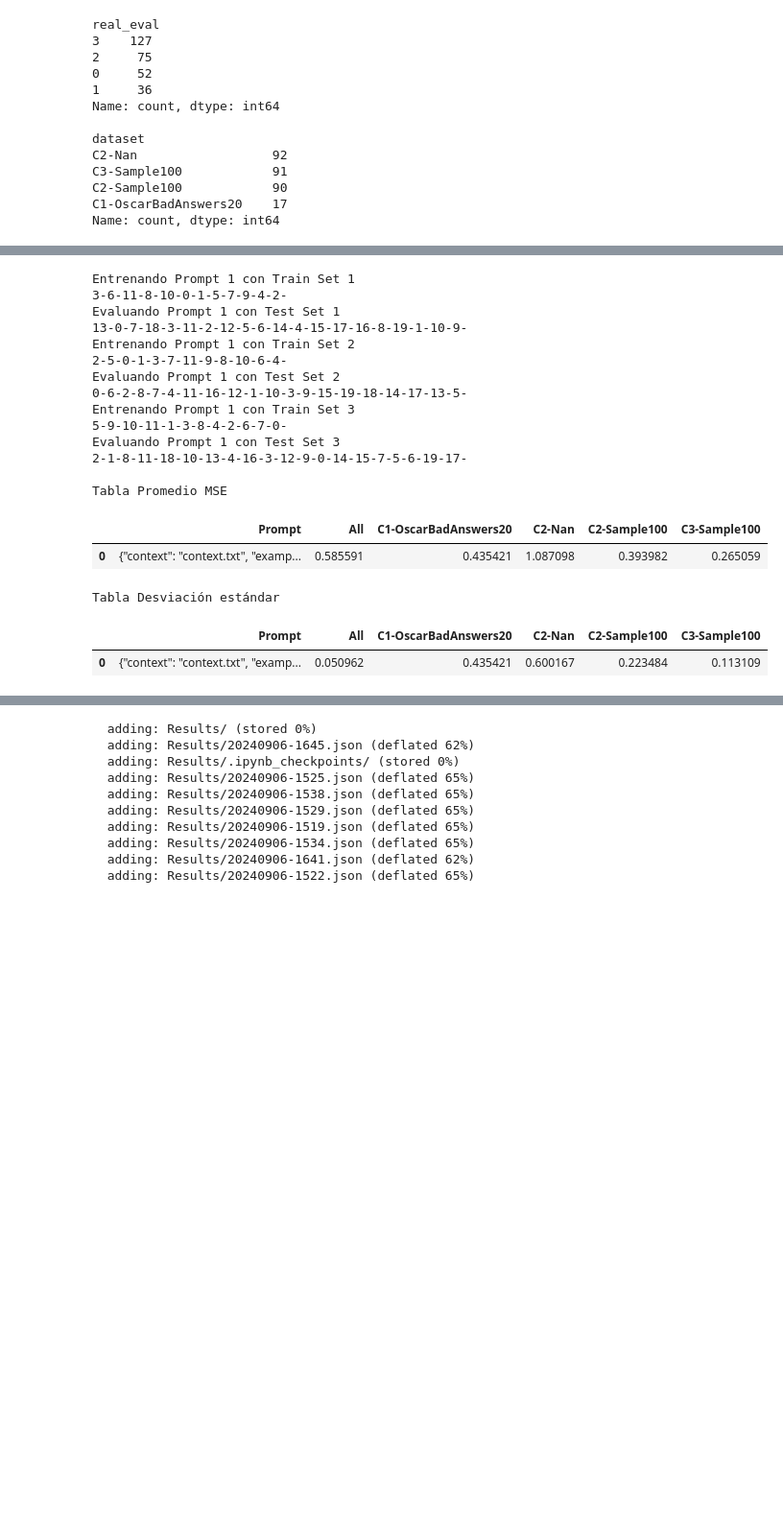
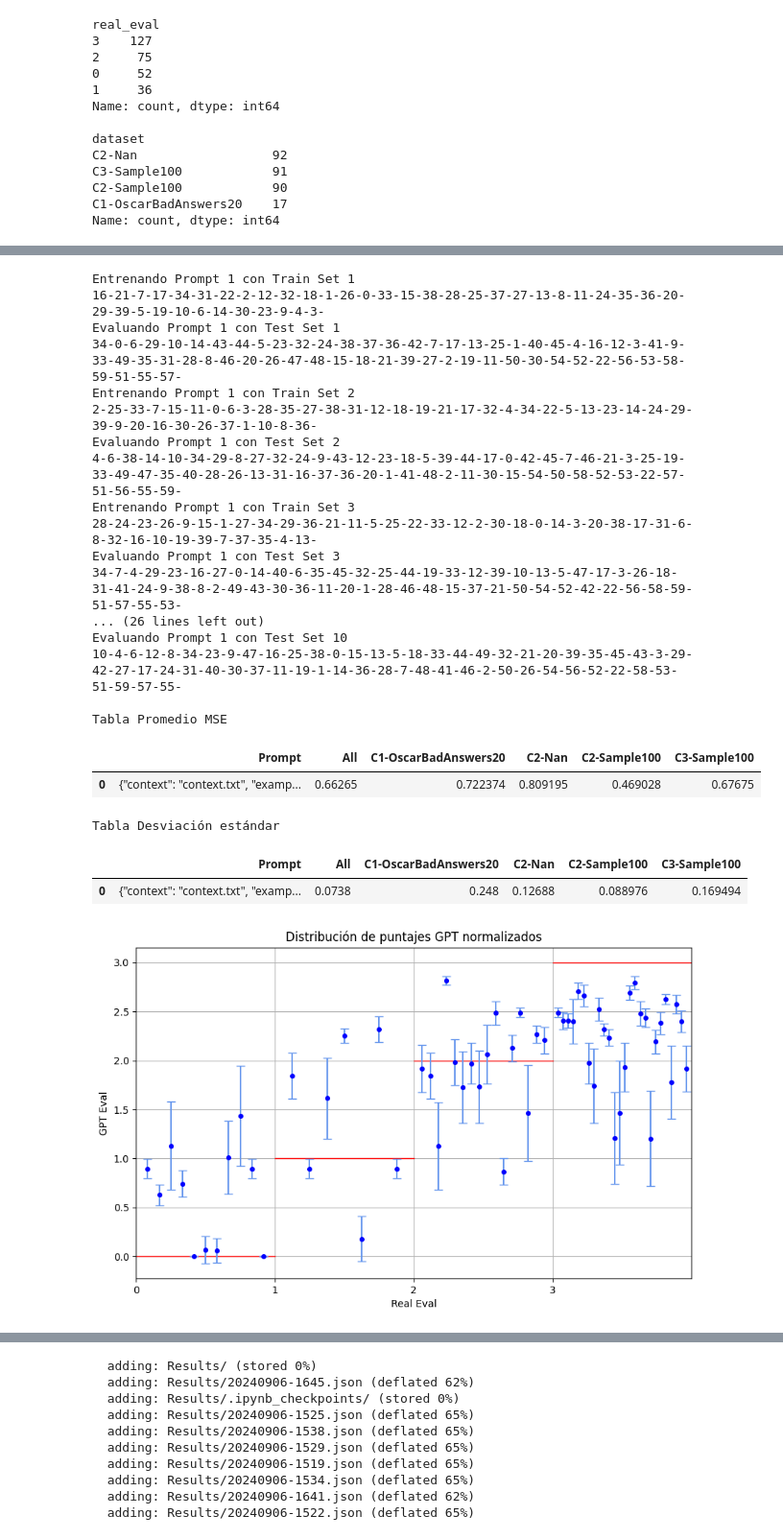
Before and after one commit to OscarRojasG/Experimentos-GPTValidator, a Jupyter notebook: Framework_Experimentos.ipynb, the cells around one changed output, grey strips where cells are left out. Shown at 96% size. Drawn from its saved outputs; the diff is of its cells as text; code cells hidden in the pictures; blank space fills up the shorter version.

Commit message:
añadir gráficos para mostrar distribución de puntajes

```diff
--- a/Framework_Experimentos.ipynb
+++ b/Framework_Experimentos.ipynb
@@ -565,6 +565,41 @@ def calculate_mse(result_set, normalize):
     mse_dict['All'] = overall_mse
     return mse_dict
 
+# Muestra un gráfico con los puntajes obtenidos para cada pregunta ordenadas por puntaje real (0-3)
+def show_distribution(full_df):
+    full_df = full_df.pivot(index=['context','question', 'answer', 'real_eval', 'dataset', 'prompt'], columns='repetition', values=['gpt_eval', 'score'])
+    full_df = full_df.reset_index().sort_values('real_eval')
+
+    n = [full_df['real_eval'].value_counts()[x] for x in sorted(full_df['real_eval'].unique())]
+    x_pos = [x + (y+1)/(n[x]+1) for x in range(4) for y in range(n[x])]
+
+    def plot(col, title):
+        dev = full_df[col].apply(lambda row: row.std(ddof=0), axis=1)
+        mean = full_df[col].apply(lambda row: row.mean(), axis=1)
+
+        plt.figure(figsize=(10, 6))
+
+        if col == 'gpt_eval':
+            plt.plot([0, 1], [0, 0], color='r', linewidth=1)
+            plt.plot([1, 2], [1, 1], color='r', linewidth=1)
+            plt.plot([2, 3], [2, 2], color='r', linewidth=1)
+            plt.plot([3, 4], [3, 3], color='r', linewidth=1 )
+
+        plt.errorbar(x_pos, mean, dev, linestyle='', capsize=4, color='cornflowerblue')
+        plt.plot(x_pos, mean, marker='o', linestyle='', color='blue', markersize=4)
+        plt.xticks([0, 1, 2, 3])
+        plt.xlim(0, 4)
+
+        plt.xlabel('Real Eval')
+        plt.ylabel('GPT Eval')
+        plt.title(title)
+        plt.grid(True)
+        plt.show()
+        print()
+
+    plot('gpt_eval', 'Distribución de puntajes GPT normalizados')
+    plot('score', 'Distribución de puntajes GPT sin normalizar')
+
 # Evalúa una lista de prompts obtienendo el MSE promedio en M repeticiones
 def experiment(dataset, prompts, repetitions, eval_function, eval_params=None, train_set_size=40, test_set_size=60, seed=42, model="gpt-4o-mini", temperature=0.1, normalize_mse=False, repeat_test_set=True):
     sets = generate_sets(dataset, repetitions, train_set_size, test_set_size, seed, repeat_test_set)
@@ -601,6 +636,10 @@ def experiment(dataset, prompts, repetitions, eval_function, eval_params=None, t
     full_df.to_excel('final_set.xlsx', index=False)
     filename = save_stats(prompts, stats, eval_function, train_set_size, test_set_size, model, temperature)
     read_results(filename)
+
+    if repeat_test_set == True and len(prompts) == 1:
+        print()
+        show_distribution(full_df)
 
     return stats
 
@@ -729,6 +768,7 @@ prompt_data = {
     "question": "question.txt",
     "answer": "answer.txt",
     "instructions": {
+        "analysis": "analysis_full.txt",
         "score": "score_single.txt"
     }
 }
@@ -755,24 +795,28 @@ I expect a dict in python as answer: {{"score": score}}
 
 Python dict:
 # %%
-x = experiment(df, prompts, repetitions=3, eval_function="map", eval_params=None, train_set_size=12, test_set_size=20, seed=42, model="gpt-4o-mini", temperature=0.1, normalize_mse=False, repeat_test_set=False)
+x = experiment(df, prompts, repetitions=10, eval_function="map", eval_params=None, train_set_size=40, test_set_size=60, seed=42, model="gpt-4o-mini", temperature=0.1, normalize_mse=False, repeat_test_set=True)
 # %% [output]
 Entrenando Prompt 1 con Train Set 1
-3-6-11-8-10-0-1-5-7-9-4-2-
+16-21-7-17-34-31-22-2-12-32-18-1-26-0-33-15-38-28-25-37-27-13-8-11-24-35-36-20-29-39-5-19-10-6-14-30-23-9-4-3-
 Evaluando Prompt 1 con Test Set 1
-13-0-7-18-3-11-2-12-5-6-14-4-15-17-16-8-19-1-10-9-
+34-0-6-29-10-14-43-44-5-23-32-24-38-37-36-42-7-17-13-25-1-40-45-4-16-12-3-41-9-33-49-35-31-28-8-46-20-26-47-48-15-18-21-39-27-2-19-11-50-30-54-52-22-56-53-58-59-51-55-57-
 Entrenando Prompt 1 con Train Set 2
-2-5-0-1-3-7-11-9-8-10-6-4-
+2-25-33-7-15-11-0-6-3-28-35-27-38-31-12-18-19-21-17-32-4-34-22-5-13-23-14-24-29-39-9-20-16-30-26-37-1-10-8-36-
 Evaluando Prompt 1 con Test Set 2
-0-6-2-8-7-4-11-16-12-1-10-3-9-15-19-18-14-17-13-5-
+4-6-38-14-10-34-29-8-27-32-24-9-43-12-23-18-5-39-44-17-0-42-45-7-46-21-3-25-19-33-49-47-35-40-28-26-13-31-16-37-36-20-1-41-48-2-11-30-15-54-50-58-52-53-22-57-51-56-55-59-
 Entrenando Prompt 1 con Train Set 3
-5-9-10-11-1-3-8-4-2-6-7-0-
+28-24-23-26-9-15-1-27-34-29-36-21-11-5-25-22-33-12-2-30-18-0-14-3-20-38-17-31-6-8-32-16-10-19-39-7-37-35-4-13-
 Evaluando Prompt 1 con Test Set 3
-2-1-8-11-18-10-13-4-16-3-12-9-0-14-15-7-5-6-19-17-
+34-7-4-29-23-16-27-0-14-40-6-35-45-32-25-44-19-33-12-39-10-13-5-47-17-3-26-18-31-41-24-9-38-8-2-49-43-30-36-11-20-1-28-46-48-15-37-21-50-54-52-42-22-56-58-59-51-57-55-53-
+... (26 lines left out)
+Evaluando Prompt 1 con Test Set 10
+10-4-6-12-8-34-23-9-47-16-25-38-0-15-13-5-18-33-44-49-32-21-20-39-35-45-43-3-29-42-27-17-24-31-40-30-37-11-19-1-14-36-28-7-48-41-46-2-50-26-54-56-52-22-58-53-51-59-57-55-
 
 Tabla Promedio MSE
 |  | Prompt | All | C1-OscarBadAnswers20 | C2-Nan | C2-Sample100 | C3-Sample100 |
-| 0 | {"context": "context.txt", "examp... | 0.585591 | 0.435421 | 1.087098 | 0.393982 | 0.265059 |
+| 0 | {"context": "context.txt", "examp... | 0.66265 | 0.722374 | 0.809195 | 0.469028 | 0.67675 |
 Tabla Desviación estándar
 |  | Prompt | All | C1-OscarBadAnswers20 | C2-Nan | C2-Sample100 | C3-Sample100 |
-| 0 | {"context": "context.txt", "examp... | 0.050962 | 0.435421 | 0.600167 | 0.223484 | 0.113109 |
+| 0 | {"context": "context.txt", "examp... | 0.0738 | 0.248 | 0.12688 | 0.088976 | 0.169494 |
+[figure, added]
```
Also changed, not shown: parts of 2 cells of this notebook.
